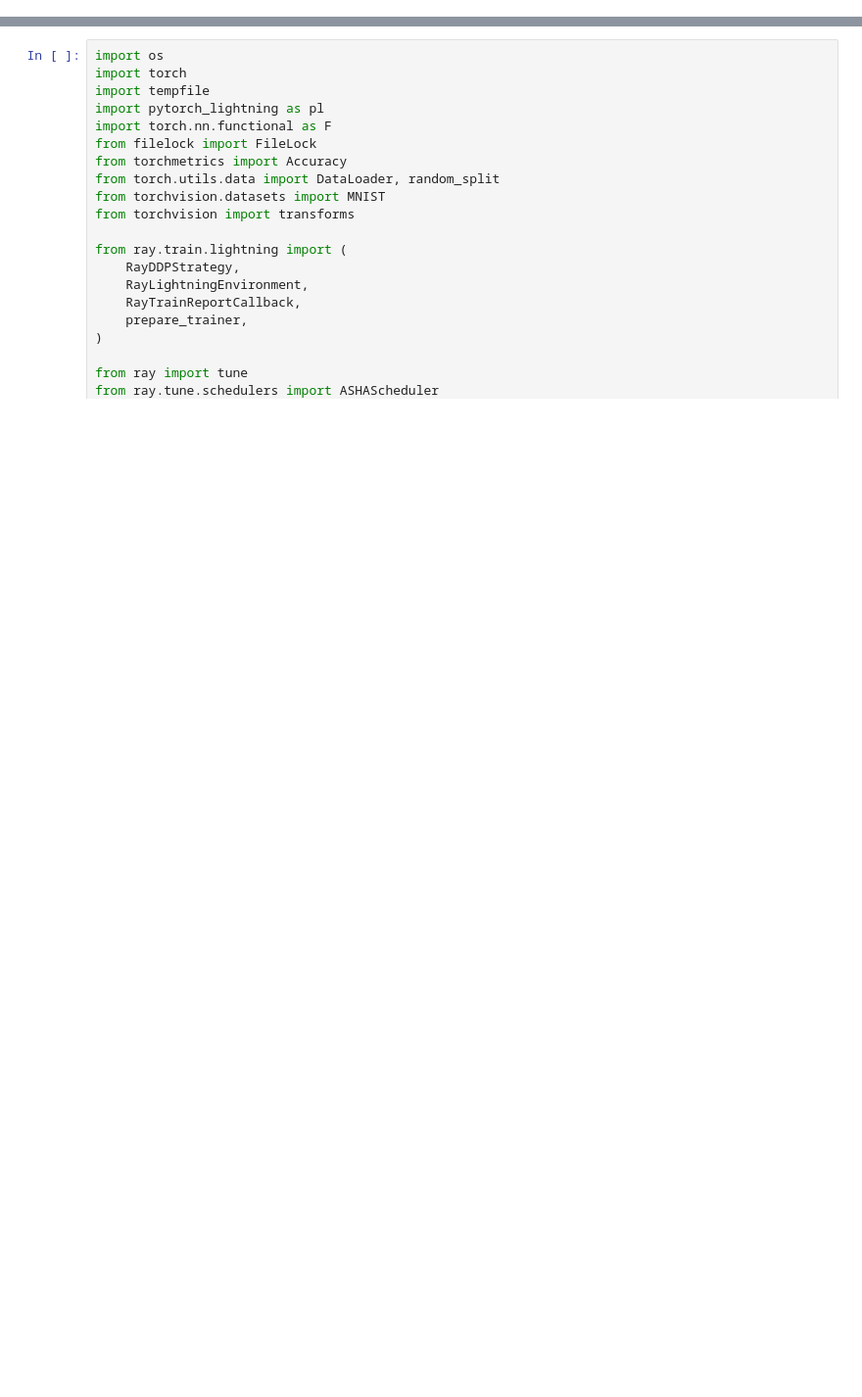
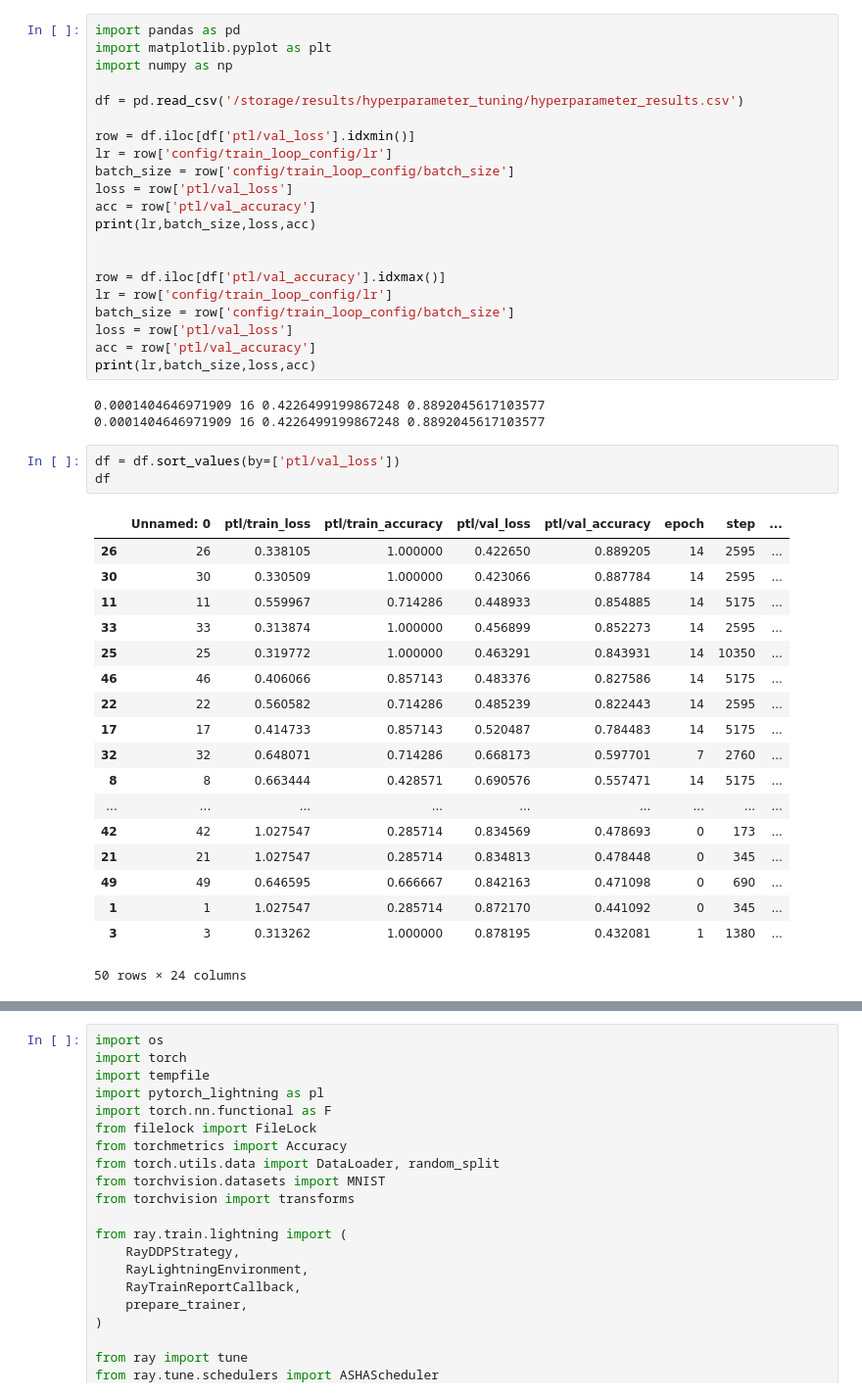
Before and after one commit to europeana/rd-watermark-detection, a Jupyter notebook: notebooks/hyperparameter_tuning.ipynb, the cells around one changed output, grey strips where cells are left out. Shown at 98% size. Saved outputs shown, nothing was run; the diff lists cells and outputs as text; blank space fills up the shorter version.

```diff
--- a/notebooks/hyperparameter_tuning.ipynb
+++ b/notebooks/hyperparameter_tuning.ipynb
@@ -0,0 +1,46 @@
+# %%
+import pandas as pd
+import matplotlib.pyplot as plt
+import numpy as np
+
+df = pd.read_csv('/storage/results/hyperparameter_tuning/hyperparameter_results.csv')
+
+row = df.iloc[df['ptl/val_loss'].idxmin()]
+lr = row['config/train_loop_config/lr']
+batch_size = row['config/train_loop_config/batch_size']
+loss = row['ptl/val_loss']
+acc = row['ptl/val_accuracy']
+print(lr,batch_size,loss,acc)
+
+
+row = df.iloc[df['ptl/val_accuracy'].idxmax()]
+lr = row['config/train_loop_config/lr']
+batch_size = row['config/train_loop_config/batch_size']
+loss = row['ptl/val_loss']
+acc = row['ptl/val_accuracy']
+print(lr,batch_size,loss,acc)
+# %% [output]
+0.0001404646971909 16 0.4226499199867248 0.8892045617103577
+0.0001404646971909 16 0.4226499199867248 0.8892045617103577
+# %%
+df = df.sort_values(by=['ptl/val_loss'])
+df
+# %% [output]
+|  | Unnamed: 0 | ptl/train_loss | ptl/train_accuracy | ptl/val_loss | ptl/val_accuracy | epoch | step | ... |
+| 26 | 26 | 0.338105 | 1.000000 | 0.422650 | 0.889205 | 14 | 2595 | ... |
+| 30 | 30 | 0.330509 | 1.000000 | 0.423066 | 0.887784 | 14 | 2595 | ... |
+| 11 | 11 | 0.559967 | 0.714286 | 0.448933 | 0.854885 | 14 | 5175 | ... |
+| 33 | 33 | 0.313874 | 1.000000 | 0.456899 | 0.852273 | 14 | 2595 | ... |
+| 25 | 25 | 0.319772 | 1.000000 | 0.463291 | 0.843931 | 14 | 10350 | ... |
+| 46 | 46 | 0.406066 | 0.857143 | 0.483376 | 0.827586 | 14 | 5175 | ... |
+| 22 | 22 | 0.560582 | 0.714286 | 0.485239 | 0.822443 | 14 | 2595 | ... |
+| 17 | 17 | 0.414733 | 0.857143 | 0.520487 | 0.784483 | 14 | 5175 | ... |
+| 32 | 32 | 0.648071 | 0.714286 | 0.668173 | 0.597701 | 7 | 2760 | ... |
+| 8 | 8 | 0.663444 | 0.428571 | 0.690576 | 0.557471 | 14 | 5175 | ... |
+| ... | ... | ... | ... | ... | ... | ... | ... | ... |
+| 42 | 42 | 1.027547 | 0.285714 | 0.834569 | 0.478693 | 0 | 173 | ... |
+| 21 | 21 | 1.027547 | 0.285714 | 0.834813 | 0.478448 | 0 | 345 | ... |
+| 49 | 49 | 0.646595 | 0.666667 | 0.842163 | 0.471098 | 0 | 690 | ... |
+| 1 | 1 | 1.027547 | 0.285714 | 0.872170 | 0.441092 | 0 | 345 | ... |
+| 3 | 3 | 0.313262 | 1.000000 | 0.878195 | 0.432081 | 1 | 1380 | ... |
+50 rows × 24 columns
```
Also changed, not shown: parts of 2 cells of this notebook, 6 other files.
